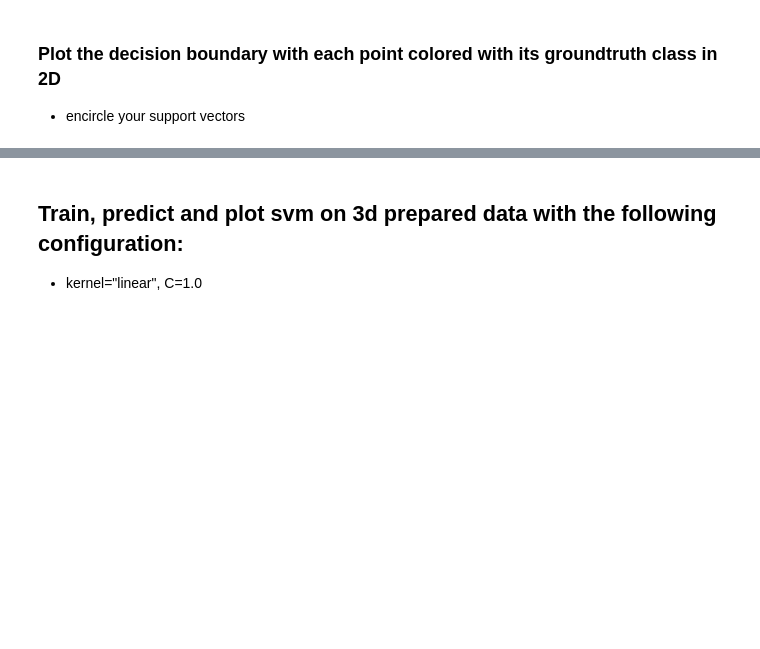
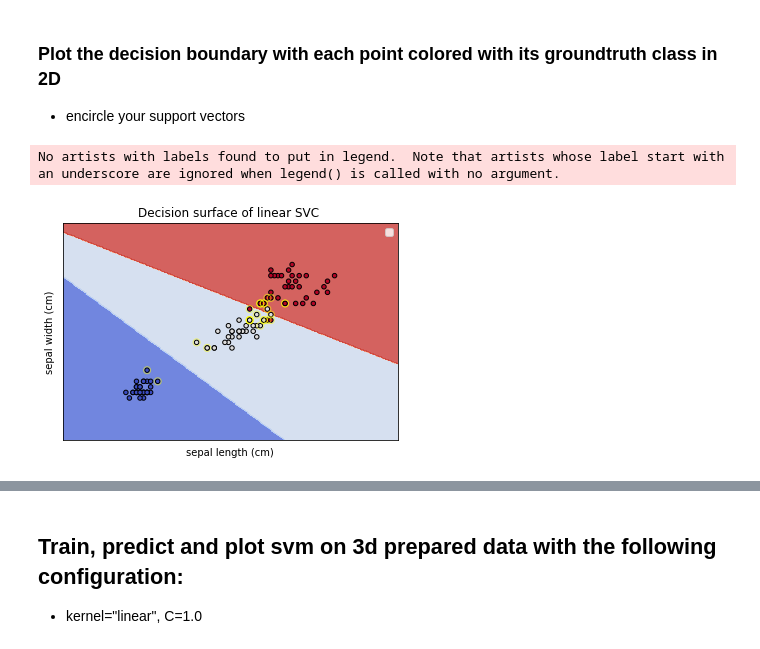
Before and after one commit to ygalvao/UoW-Intro-to-ML-final-lab, a Jupyter notebook: Lab6.ipynb, the cells around one changed output, grey strips where cells are left out. Drawn from its saved outputs; the diff is of its cells as text; code cells hidden in the pictures; blank space fills up the shorter version.

```diff
--- a/Lab6.ipynb
+++ b/Lab6.ipynb
@@ -112,7 +112,7 @@ plt.show()
 # %%
 selector = SelectKBest(r_regression, k=2).fit(X_train, Y_train)
 
-X_train_new = selector.transform(X_train)
-X_test_new = selector.transform(X_test)
+X_train_2d = selector.transform(X_train)
+X_test_2d = selector.transform(X_test)
 # %% [markdown]
 ### Show which features were selected
@@ -137,7 +133,7 @@ petal width (cm)
 ## Use StandardScaler to feature scale your data (If you are using chi-squared, you will want to do this after you have selected your features)
 # %%
 scaler = StandardScaler()
-scaler.fit(X_train_new)
-X_train_fs = scaler.transform(X_train_new)
-X_test_fs = scaler.transform(X_test_new)
+scaler.fit(X_train_2d)
+X_train_fs_2d = scaler.transform(X_train_2d)
+X_test_fs_2d = scaler.transform(X_test_2d)
 # %%
@@ -172,5 +199,9 @@ array([[-0.15148942, -0.27585067],
 ## Train, predict and plot svm on 2d prepared data with the following configuration:
 
 - kernel="linear", C=1.0
+# %%
+# Training the model:
+model = SVC(kernel='linear', C=1.0)
+clf_multiclass_2d = model.fit(X_train_fs_2d, Y_train)
 # %% [markdown]
 ### Calculate the accuracy and hinge loss on the training set
@@ -179,3 +244,45 @@ array([[-0.15148942, -0.27585067],
 # %% [markdown]
 ### Plot the decision boundary with each point colored with its groundtruth class in 2D
 - encircle your support vectors
+# %%
+# Predicting and plotting on the TRAIN dataset:
+def make_meshgrid(x, y, h=.02):
+    x_min, x_max = x.min() - 1, x.max() + 1
+    y_min, y_max = y.min() - 1, y.max() + 1
+    xx, yy = np.meshgrid(np.arange(x_min, x_max, h), np.arange(y_min, y_max, h))
+    return xx, yy
+
+def plot_contours(ax, clf_multiclass_2d, xx, yy, **params):
+    Z = clf_multiclass_2d.predict(np.c_[xx.ravel(), yy.ravel()])
+    Z = Z.reshape(xx.shape)
+    out = ax.contourf(xx, yy, Z, **params)
+    return out
+
+fig, ax = plt.subplots()
+# title for the plots
+title = ('Decision surface of linear SVC ')
+# Set-up grid for plotting.
+X0, X1 = X_train_fs_2d[:, 0], X_train_fs_2d[:, 1]
+xx, yy = make_meshgrid(X0, X1)
+
+
+plot_contours(ax, clf_multiclass_2d, xx, yy, cmap=plt.cm.coolwarm, alpha=0.8)
+ax.scatter(X0, X1, c=Y_train, cmap=plt.cm.coolwarm, s=20, edgecolors='k')
+
+# Encircle support vectors
+plt.scatter(model.support_vectors_[:, 0],
+            model.support_vectors_[:, 1],
+            s=50,
+            facecolors='none',
+            edgecolors='yellow',
+            alpha=.5)
+ax.set_ylabel(f'{iris_df.iloc[:, 1].name}')
+ax.set_xlabel(f'{iris_df.iloc[:, 0].name}')
+ax.set_xticks(())
+ax.set_yticks(())
+ax.set_title(title)
+ax.legend()
+plt.show()
+# %% [output]
+No artists with labels found to put in legend.  Note that artists whose label start with an underscore are ignored when legend() is called with no argument.
+[figure, added]
```
Also changed, not shown: parts of 16 cells of this notebook.
